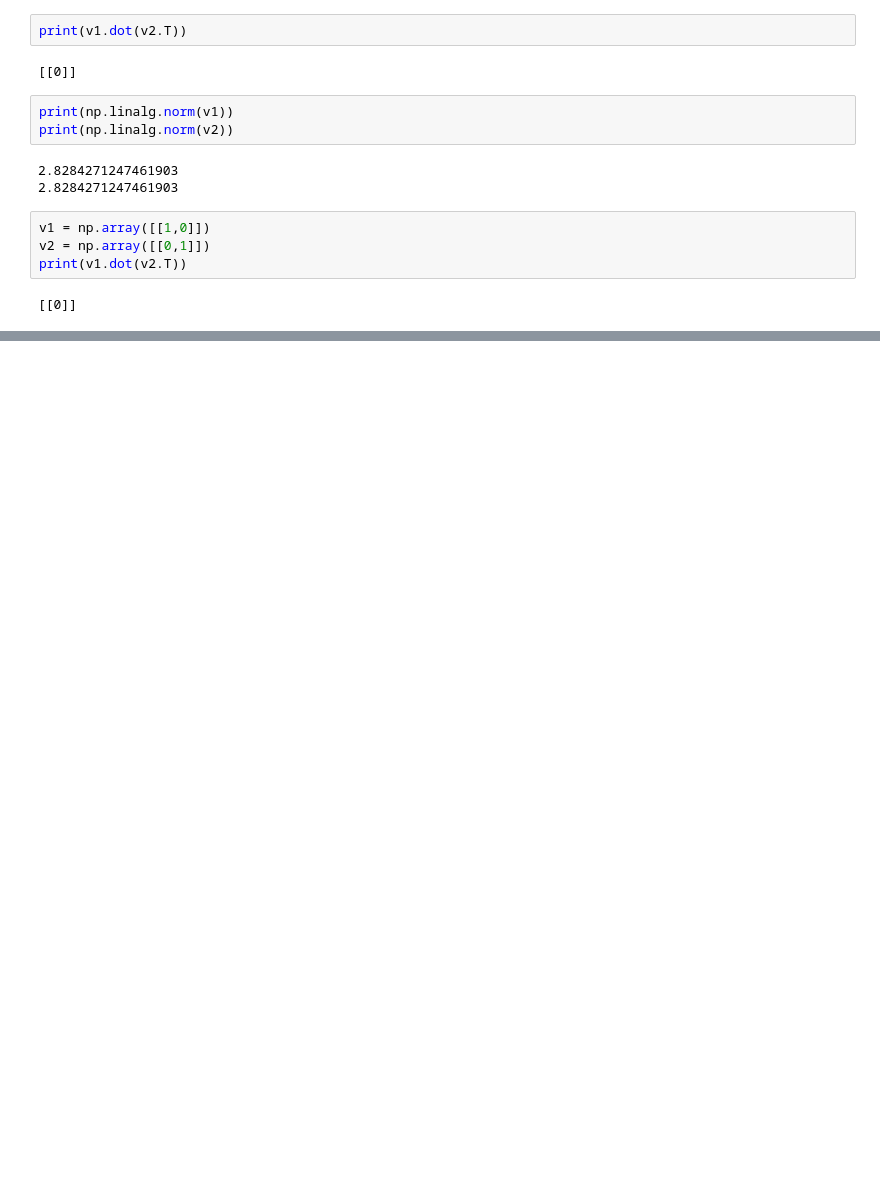
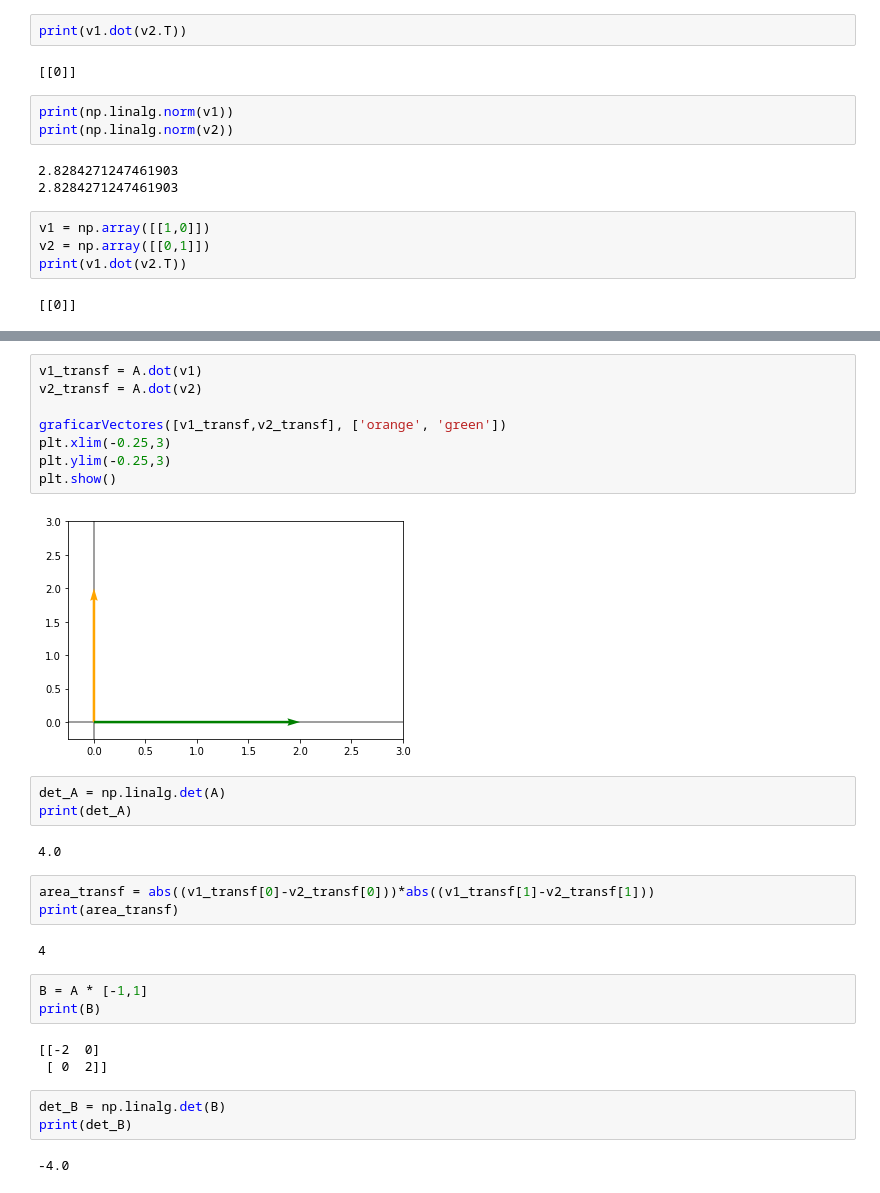
Before and after one commit to kalebsampaco/Ejercicios-en-google-colab, a Jupyter notebook: escalares_vectores_matrice_Transpo.ipynb, the cells around one changed output, grey strips where cells are left out. Saved outputs shown, nothing was run; the diff lists cells and outputs as text; blank space fills up the shorter version.

```diff
--- a/escalares_vectores_matrice_Transpo.ipynb
+++ b/escalares_vectores_matrice_Transpo.ipynb
@@ -1078,0 +1212,31 @@ print(np.linalg.norm(v2))
+# %%
+v1_transf = A.dot(v1)
+v2_transf = A.dot(v2)
+
+graficarVectores([v1_transf,v2_transf], ['orange', 'green'])
+plt.xlim(-0.25,3)
+plt.ylim(-0.25,3)
+plt.show()
+# %% [output]
+[figure, added]
+# %%
+det_A = np.linalg.det(A)
+print(det_A)
+# %% [output]
+4.0
+# %%
+area_transf = abs((v1_transf[0]-v2_transf[0]))*abs((v1_transf[1]-v2_transf[1]))
+print(area_transf)
+# %% [output]
+4
+# %%
+B = A * [-1,1]
+print(B)
+# %% [output]
+[[-2  0]
+ [ 0  2]]
+# %%
+det_B = np.linalg.det(B)
+print(det_B)
+# %% [output]
+-4.0
```
Also changed, not shown: parts of 22 cells of this notebook.
